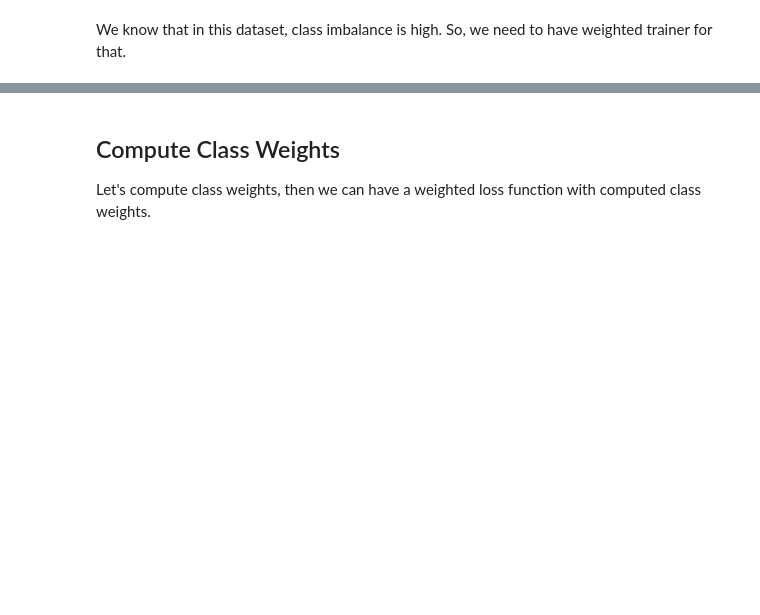
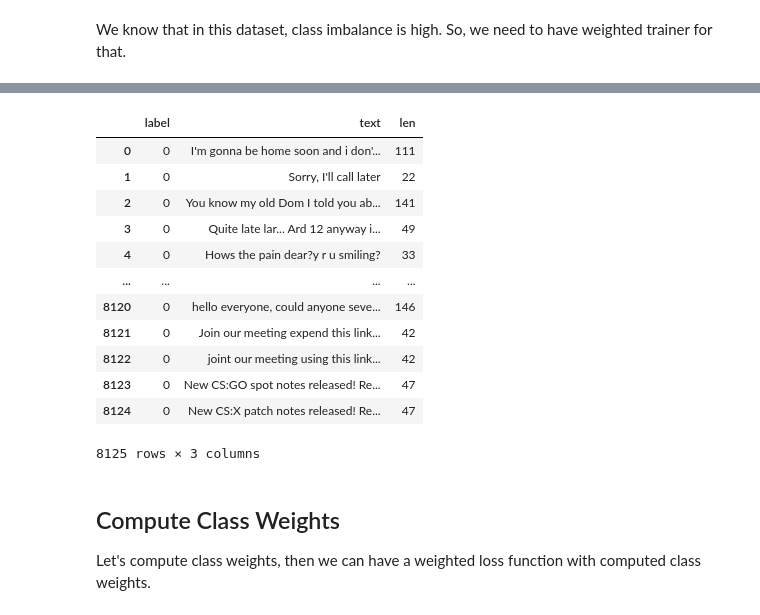
Before and after one commit to roshana1s/spam-message-classifier, a Jupyter notebook: notebooks/spam-message-classifier.ipynb, the cells around one changed output, grey strips where cells are left out. Cells and saved outputs as stored; diff of their text form; code cells hidden in the pictures; blank space fills up the shorter version.

```diff
--- a/notebooks/spam-message-classifier.ipynb
+++ b/notebooks/spam-message-classifier.ipynb
@@ -410,3 +515,19 @@ We know that in this dataset, class imbalance is high. So, we need to have weigh
+# %%
+train_df
+# %% [output]
+|  | label | text | len |
+| 0 | 0 | I'm gonna be home soon and i don'... | 111 |
+| 1 | 0 | Sorry, I'll call later | 22 |
+| 2 | 0 | You know my old Dom I told you ab... | 141 |
+| 3 | 0 | Quite late lar... Ard 12 anyway i... | 49 |
+| 4 | 0 | Hows the pain dear?y r u smiling? | 33 |
+| ... | ... | ... | ... |
+| 8120 | 0 | hello everyone, could anyone seve... | 146 |
+| 8121 | 0 | Join our meeting expend this link... | 42 |
+| 8122 | 0 | joint our meeting using this link... | 42 |
+| 8123 | 0 | New CS:GO spot notes released! Re... | 47 |
+| 8124 | 0 | New CS:X patch notes released! Re... | 47 |
+8125 rows × 3 columns
 # %% [markdown]
 ## Compute Class Weights
 
```
Also changed, not shown: parts of 39 cells of this notebook, 2 other files.
